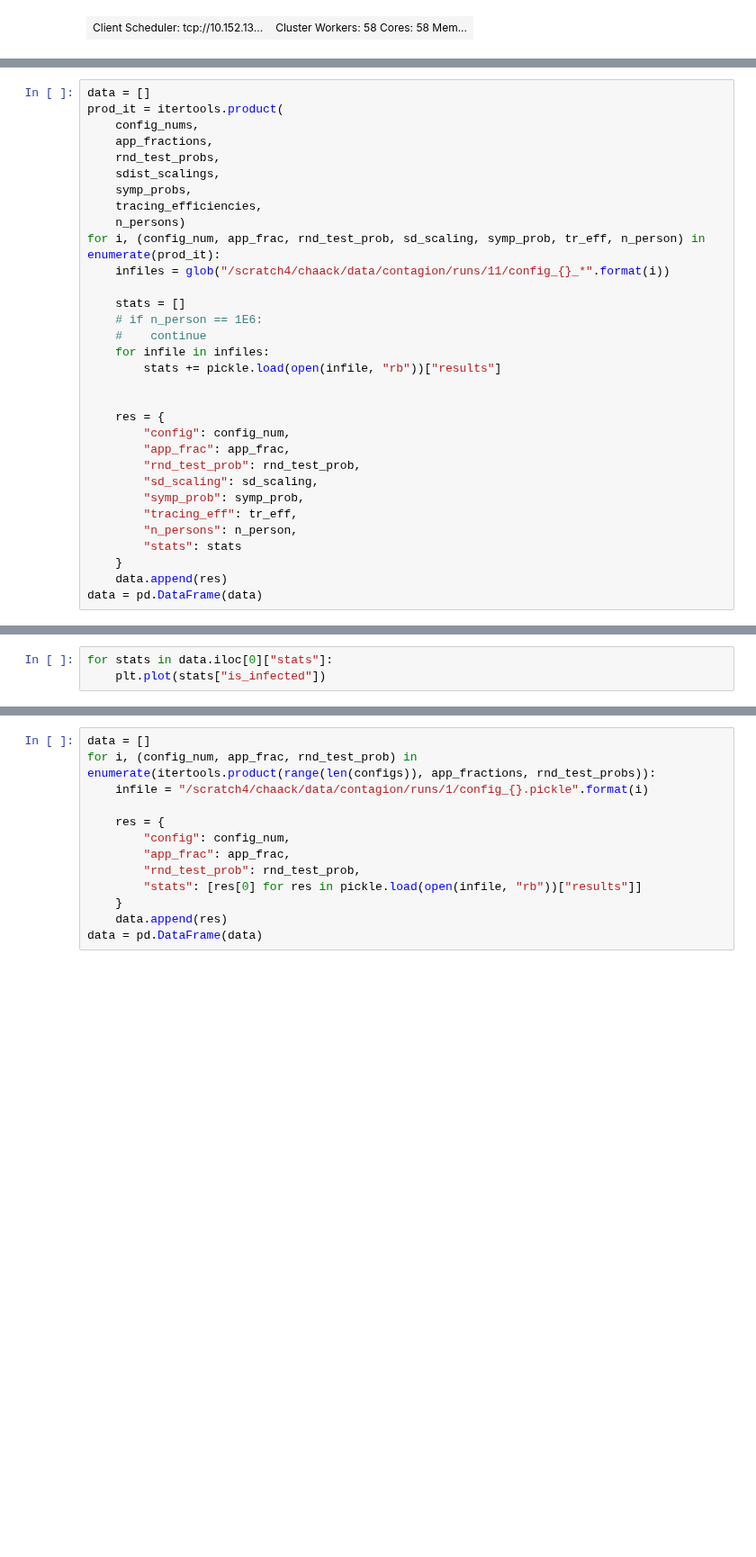
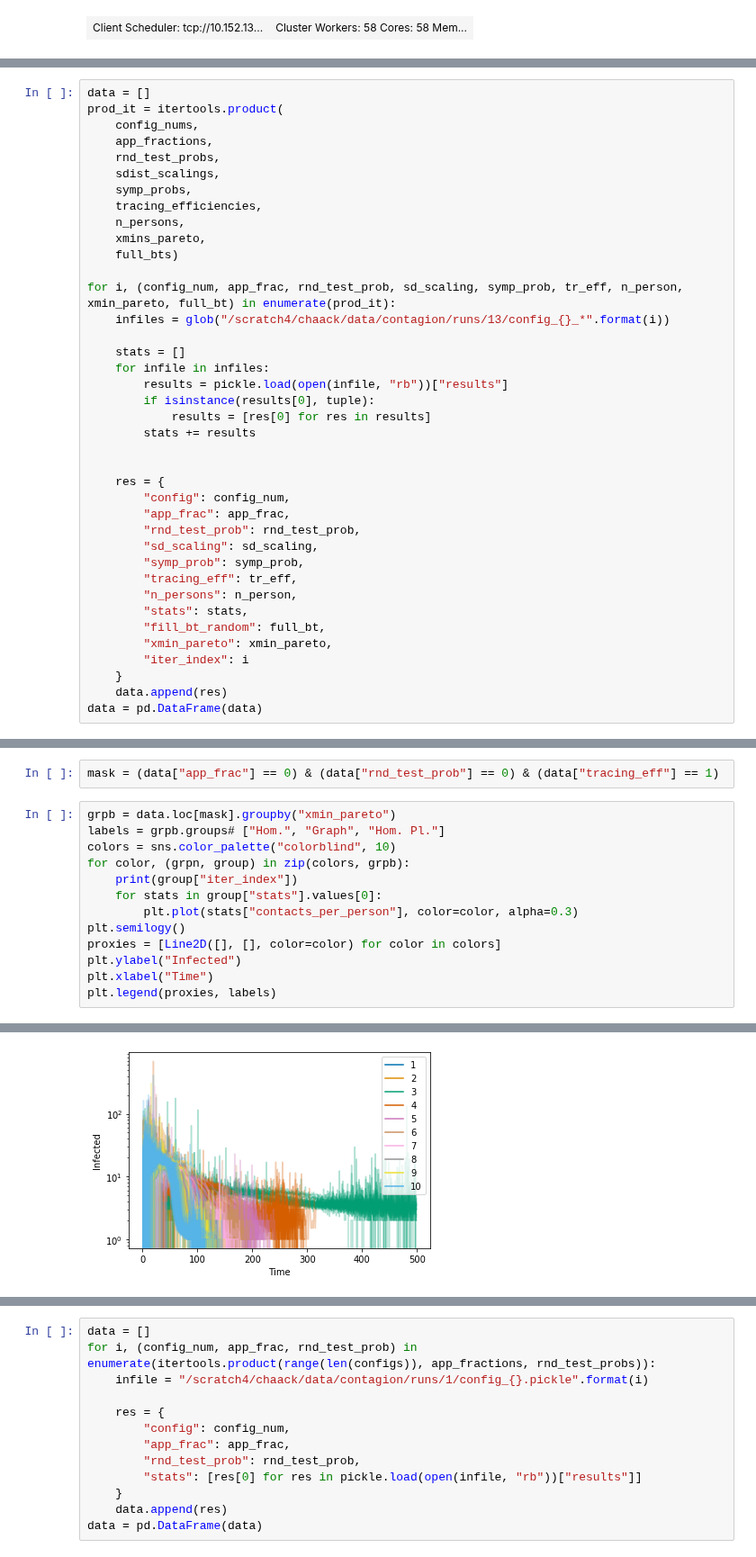
Before and after one commit to chrhck/contagion, a Jupyter notebook: examples/social_graph_for_cpp_params.ipynb, the cells around one changed output, grey strips where cells are left out. Shown at 90% size. Cells and saved outputs as stored; diff of their text form; blank space fills up the shorter version.

```diff
--- a/examples/social_graph_for_cpp_params.ipynb
+++ b/examples/social_graph_for_cpp_params.ipynb
@@ -678,15 +750,19 @@ prod_it = itertools.product(
     sdist_scalings,
     symp_probs,
     tracing_efficiencies,
-    n_persons)
-for i, (config_num, app_frac, rnd_test_prob, sd_scaling, symp_prob, tr_eff, n_person) in enumerate(prod_it):
-    infiles = glob("/scratch4/chaack/data/contagion/runs/11/config_{}_*".format(i))
+    n_persons,
+    xmins_pareto,
+    full_bts)
+
+for i, (config_num, app_frac, rnd_test_prob, sd_scaling, symp_prob, tr_eff, n_person, xmin_pareto, full_bt) in enumerate(prod_it):
+    infiles = glob("/scratch4/chaack/data/contagion/runs/13/config_{}_*".format(i))
 
     stats = []
-    # if n_person == 1E6:
-    #    continue
     for infile in infiles:
-        stats += pickle.load(open(infile, "rb"))["results"]
+        results = pickle.load(open(infile, "rb"))["results"]
+        if isinstance(results[0], tuple):
+            results = [res[0] for res in results]
+        stats += results
 
 
     res = {
@@ -697,7 +773,10 @@ for i, (config_num, app_frac, rnd_test_prob, sd_scaling, symp_prob, tr_eff, n_pe
         "symp_prob": symp_prob,
         "tracing_eff": tr_eff,
         "n_persons": n_person,
-        "stats": stats
+        "stats": stats,
+        "fill_bt_random": full_bt,
+        "xmin_pareto": xmin_pareto,
+        "iter_index": i
     }
     data.append(res)
 data = pd.DataFrame(data)
@@ -710,3 +784,0 @@ len(data)
-# %%
-for stats in data.iloc[0]["stats"]:
-    plt.plot(stats["is_infected"])
@@ -714,0 +785,16 @@ for stats in data.iloc[0]["stats"]:
+# %%
+mask = (data["app_frac"] == 0) & (data["rnd_test_prob"] == 0) & (data["tracing_eff"] == 1)
+# %%
+grpb = data.loc[mask].groupby("xmin_pareto")
+labels = grpb.groups# ["Hom.", "Graph", "Hom. Pl."]
+colors = sns.color_palette("colorblind", 10)
+for color, (grpn, group) in zip(colors, grpb):
+    print(group["iter_index"])
+    for stats in group["stats"].values[0]:
+        plt.plot(stats["contacts_per_person"], color=color, alpha=0.3)
+plt.semilogy()
+proxies = [Line2D([], [], color=color) for color in colors]
+plt.ylabel("Infected")
+plt.xlabel("Time")
+plt.legend(proxies, labels)
+# %% [output]
@@ -714,0 +822 @@ for stats in data.iloc[0]["stats"]:
+[figure, added]
```
Also changed, not shown: parts of 38 cells of this notebook, 13 other files.
